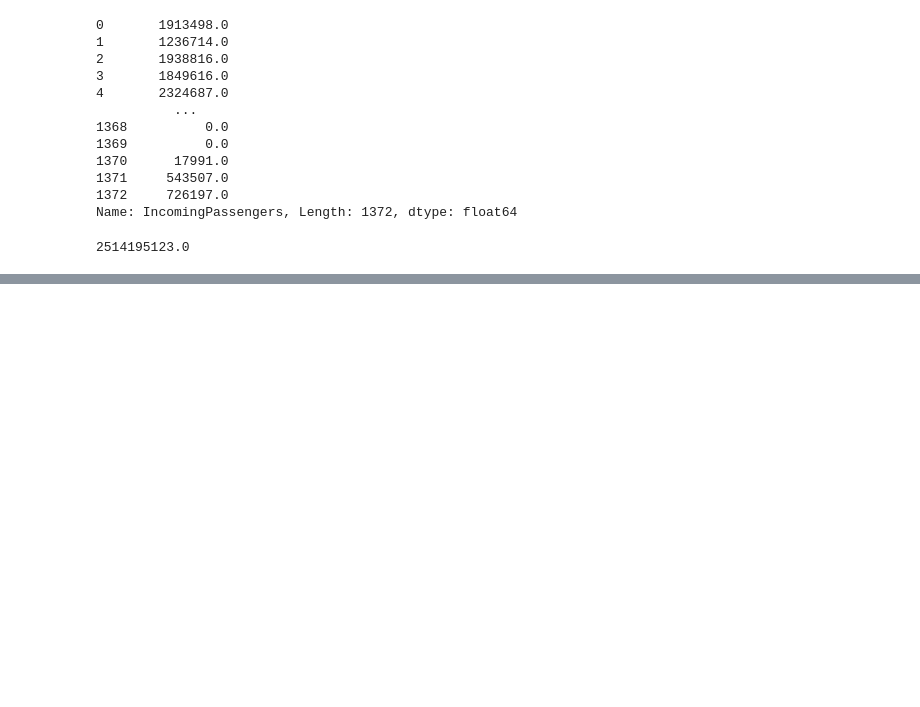
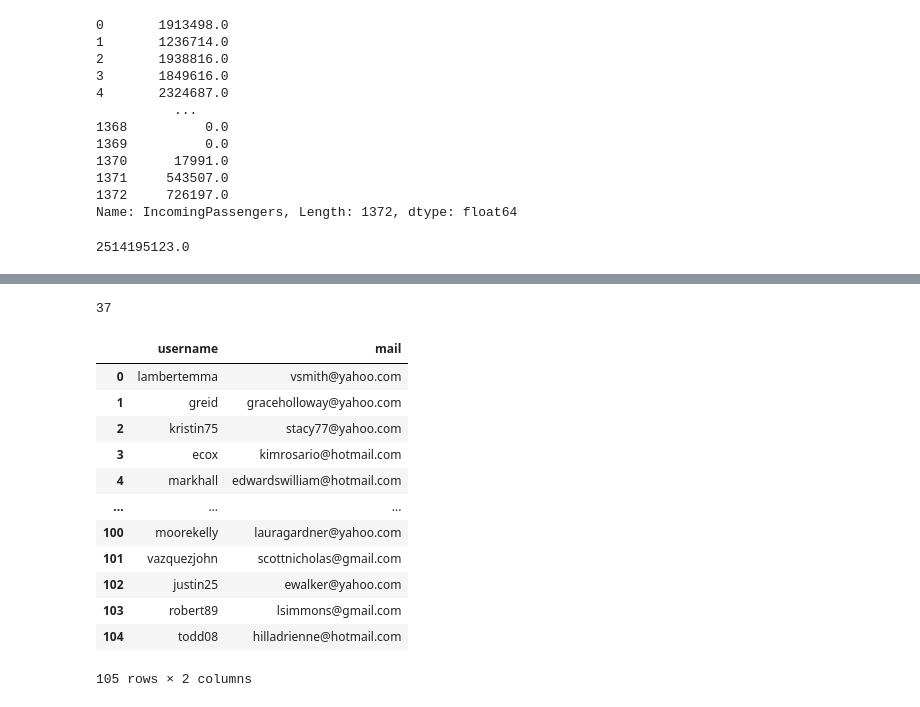
Before and after one commit to kroninam/My_notes_for_Pandas, a Jupyter notebook: 005_pandas_different_sourses_of_DATA.ipynb, the cells around one changed output, grey strips where cells are left out. Cells and saved outputs as stored; diff of their text form; code cells hidden in the pictures; blank space fills up the shorter version.

```diff
--- a/005_pandas_different_sourses_of_DATA.ipynb
+++ b/005_pandas_different_sourses_of_DATA.ipynb
@@ -183,0 +222,4 @@ sum(df.IncomingPassengers[(~df.IncomingPassengers.isnull()) & (~(df.IncomingPass
+# %%
+a.IncomingPassengers.isnull().sum()
+# %% [output]
+37
@@ -183,0 +240,18 @@ sum(df.IncomingPassengers[(~df.IncomingPassengers.isnull()) & (~(df.IncomingPass
+# %%
+df2 = pd.read_csv('users_f.csv', sep = ';')
+# %%
+df2
+# %% [output]
+|  | username | mail |
+| 0 | lambertemma | vsmith@yahoo.com |
+| 1 | greid | graceholloway@yahoo.com |
+| 2 | kristin75 | stacy77@yahoo.com |
+| 3 | ecox | kimrosario@hotmail.com |
+| 4 | markhall | edwardswilliam@hotmail.com |
+| ... | ... | ... |
+| 100 | moorekelly | lauragardner@yahoo.com |
+| 101 | vazquezjohn | scottnicholas@gmail.com |
+| 102 | justin25 | ewalker@yahoo.com |
+| 103 | robert89 | lsimmons@gmail.com |
+| 104 | todd08 | hilladrienne@hotmail.com |
+105 rows × 2 columns
```
Also changed, not shown: parts of 29 cells of this notebook, 7 other files.
